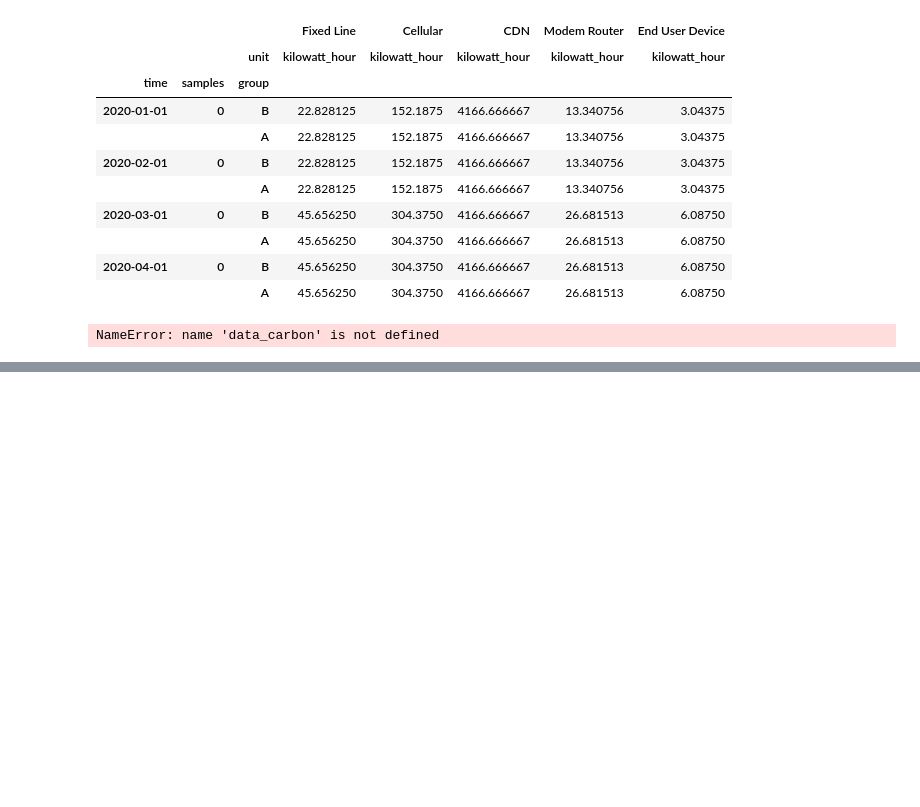
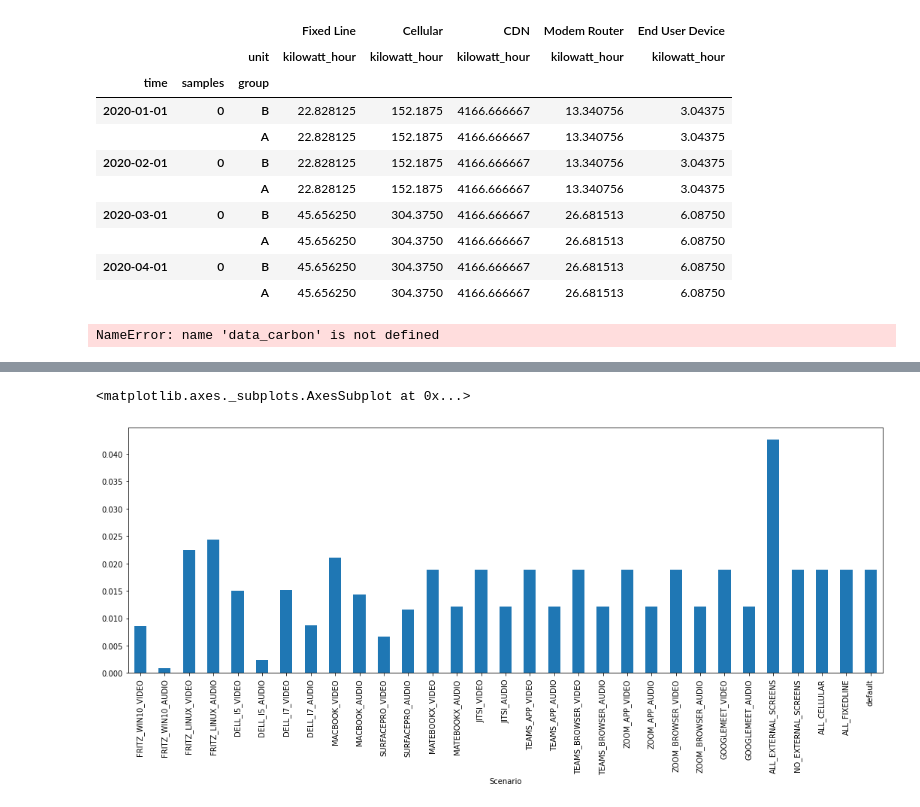
Before and after one commit to sust-cs-uob/eam-core, a Jupyter notebook: docs/ipynb/JamesPandasTesting.ipynb, the cells around one changed output, grey strips where cells are left out. Drawn from its saved outputs; the diff is of its cells as text; code cells hidden in the pictures; blank space fills up the shorter version.

Commit message:
networking graphing

```diff
--- a/docs/ipynb/JamesPandasTesting.ipynb
+++ b/docs/ipynb/JamesPandasTesting.ipynb
@@ -404 +404,7 @@ data_carbon
 496 rows × 6 columns
+# %%
+data_energy_reordered = data_energy.reorder_levels(['group', 'Scenario'])
+data_energy_reordered.loc['A 1']['End User Device'].plot.bar(figsize=(18,6))
+# %% [output]
+<matplotlib.axes._subplots.AxesSubplot at 0x...>
+[figure, added]
```
Also changed, not shown: parts of 4 cells of this notebook, 3 other files.
